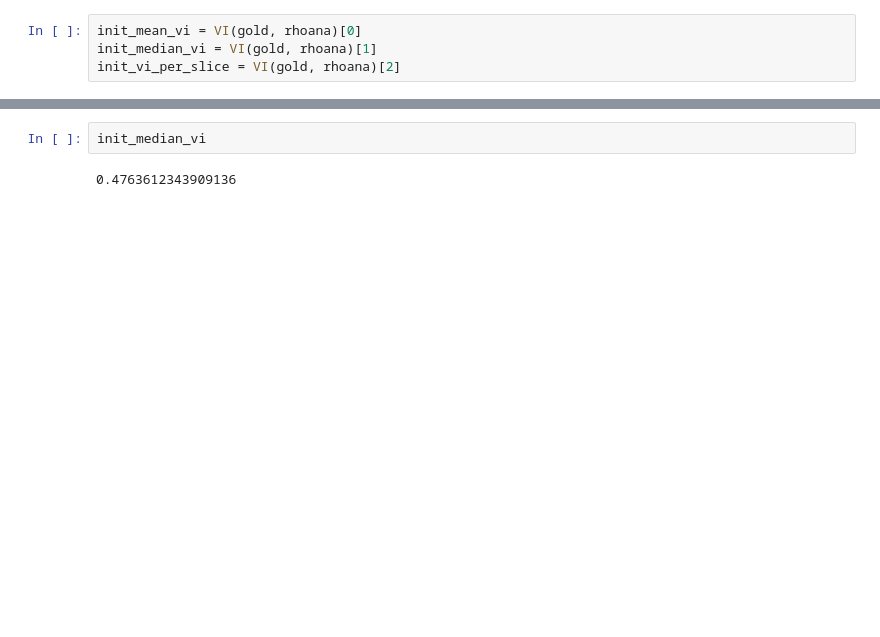
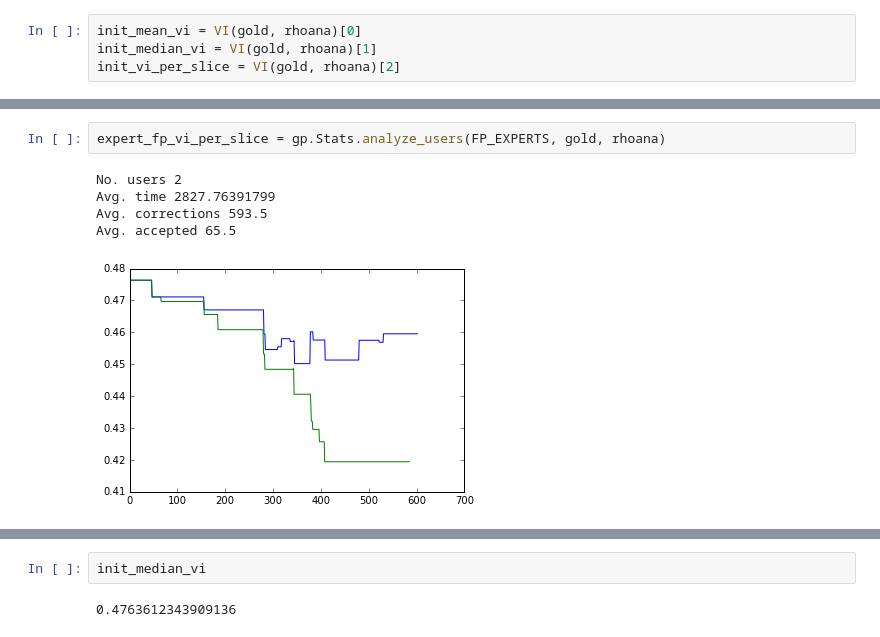
Before and after one commit to VCG/gp, a Jupyter notebook: ipy_test/LOAD_USER.ipynb, the cells around one changed output, grey strips where cells are left out. Saved outputs shown, nothing was run; the diff lists cells and outputs as text; blank space fills up the shorter version.

```diff
--- a/ipy_test/LOAD_USER.ipynb
+++ b/ipy_test/LOAD_USER.ipynb
@@ -189,0 +69,8 @@ gp_vi_per_slice
+# %%
+expert_fp_vi_per_slice = gp.Stats.analyze_users(FP_EXPERTS, gold, rhoana)
+# %% [output]
+No. users 2
+Avg. time 2827.76391799
+Avg. corrections 593.5
+Avg. accepted 65.5
+[figure, added]
```
Also changed, not shown: parts of 39 cells of this notebook, 9 other files.
